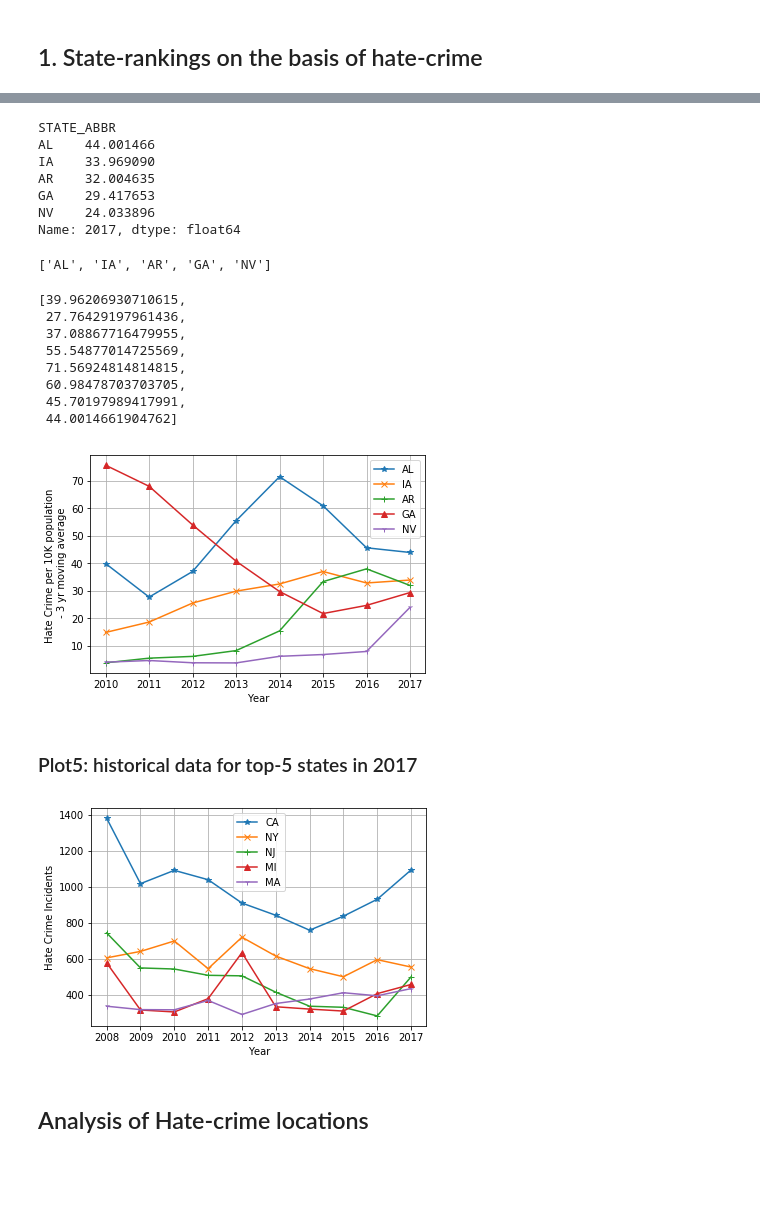
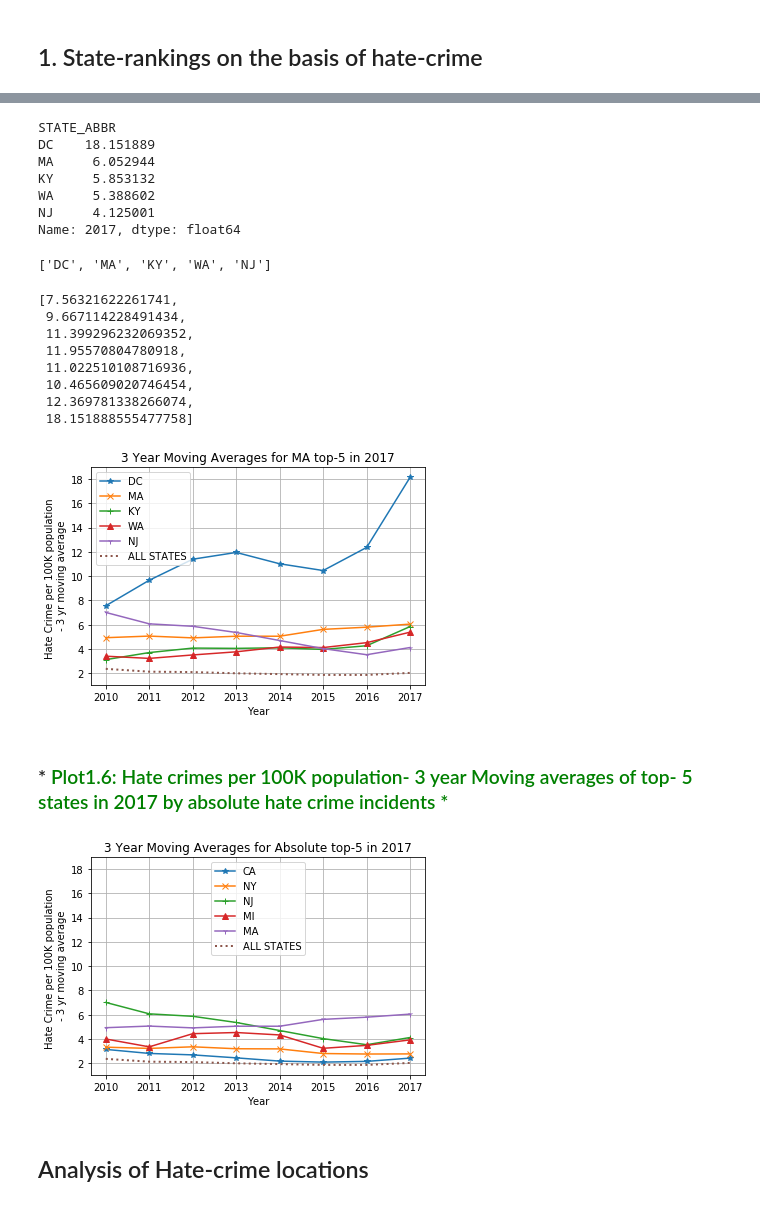
Before and after one commit to gupta-d/Is-hate-crime-on-rise, a Jupyter notebook: main/deepak/main/code/hate_crime_states_analysis.ipynb, the cells around one changed output, grey strips where cells are left out. Drawn from its saved outputs; the diff is of its cells as text; code cells hidden in the pictures; blank space fills up the shorter version.

```diff
--- a/main/deepak/main/code/hate_crime_states_analysis.ipynb
+++ b/main/deepak/main/code/hate_crime_states_analysis.ipynb
@@ -758,6 +757,11 @@ df_results.shape
 output_file4 = "final_table1_for_analysis.csv"
 file_to_write = output_file_path / output_file4
 df_results.to_csv(file_to_write, encoding='utf-8')
+# %%
+# Reading back df_results from saved csv
+output_file4 = "final_table1_for_analysis.csv"
+file_to_write = output_file_path / output_file4
+df_results = pd.read_csv(output_file_path / output_file4)
 # %% [markdown]
 ## *<font color=red> plotting charts *</font>
 # %% [markdown]
@@ -842,5 +919,5 @@ plt.savefig(output_file_path / "hate incidents per 10K population.png")
 # %%
-temp1 = df_results.pivot_table(index ='DATA_YEAR', values = 'HATE_CRIMES_10K', columns = 'STATE_ABBR')
+temp1 = df_results.pivot_table(index ='DATA_YEAR', values = 'HATE_CRIMES_100K', columns = 'STATE_ABBR')
 temp1.head(10)
 # %% [output]
 | STATE_ABBR | AK | AL | AR | AZ | CA | CO | CT | DC | DE | FL | ... | ... |
@@ -873,44 +951,48 @@ temp2.head()
 temp2.T[2017].nlargest(5)
 # %% [output]
 STATE_ABBR
-AL    44.001466
-IA    33.969090
-AR    32.004635
-GA    29.417653
-NV    24.033896
+DC    18.151889
+MA     6.052944
+KY     5.853132
+WA     5.388602
+NJ     4.125001
 Name: 2017, dtype: float64
 # %%
 state_filter_3yMA = temp2.T[2017].nlargest(5).index.tolist()
 state_filter_3yMA
 # %% [output]
-['AL', 'IA', 'AR', 'GA', 'NV']
+['DC', 'MA', 'KY', 'WA', 'NJ']
 # %%
-x = temp2.index.tolist()[2:] # discarding 2008 & 2009 as irrelevant fro 3 year MA
+x = temp2.index.tolist()[2:] # discarding 2008 & 2009 as irrelevant for 3 year MA
 y =[]
 for state in state_filter_3yMA:
     y.append(temp2[state].tolist()[2:])
 y[0]
 # %% [output]
-[39.96206930710615,
- 27.76429197961436,
- 37.08867716479955,
- 55.54877014725569,
- 71.56924814814815,
- 60.98478703703705,
- 45.70197989417991,
- 44.0014661904762]
+[7.56321622261741,
+ 9.667114228491434,
+ 11.399296232069352,
+ 11.95570804780918,
+ 11.022510108716936,
+ 10.465609020746454,
+ 12.369781338266074,
+ 18.151888555477758]
 # %%
 fig4, ax4 = plt.subplots()
 markers= ['*', 'x', '+', '^', '1']
 for n in range (len(y)):
     ax4.plot(x,y[n], marker= markers[n], label = state_filter_3yMA[n])
+
+country = df_results.pivot_table(index ='DATA_YEAR', values = ['HATE_CRIMES', 'STATE_POPULATION'], aggfunc = np.sum)
+country['per100K'] = round(country.HATE_CRIMES/(country.STATE_POPULATION/100000),1)
+country = country.per100K.rolling(window =3).mean()[2:10]
+ax4.plot(x,country , label = 'ALL STATES', linewidth = 2, linestyle = ':')
 ax4.legend(loc='best')
 ax4.set_xlabel("Year")
-ax4.set_ylabel("Hate Crime per 10K population \n - 3 yr moving average")
+ax4.set_ylabel("Hate Crime per 100K population \n - 3 yr moving average")
 ax4.set_xticks(x)
 ax4.grid(True)
-fig4.savefig(output_file_path/ '3 year moving average_Hate Crime per 10K population.png')
+ax4.set_title("3 Year Moving Averages for MA top-5 in 2017")
+fig4.savefig(output_file_path/ 'fig1.5(3Y MA of Hate Crime per 100K population for top-5 in 2017 MA).png')
 # %% [output]
-[figure, old version]
+[figure, new version]
-# %% [markdown]
-### Plot5: historical data for top-5 states in 2017
@@ -931,16 +999,28 @@ for state in state_filter:
+# %% [markdown]
+### *<font color=green> Plot1.6: Hate crimes per 100K population- 3 year Moving averages of top- 5 states in 2017 by absolute hate crime incidents *</font>
 # %%
+state_filter = absolute_rank_10yr['HATE_CRIMES'].nlargest().index.tolist()
+x = temp2.index.tolist()[2:] # discarding 2008 & 2009 as irrelevant for 3 year MA
+y1 =[]
+for state in state_filter:
+    y1.append(temp2[state].tolist()[2:])
+
+
 fig5, ax5 = plt.subplots()
 markers= ['*', 'x', '+', '^', '1']
 for n in range (len(y1)):
     ax5.plot(x,y1[n], marker= markers[n], label = state_filter[n])
-ax5.legend(loc='best')
+ax5.plot(x,country , label = 'ALL STATES', linewidth = 2, linestyle = ':')
+ax5.legend(loc='upper center')
 ax5.set_xlabel("Year")
-ax5.set_ylabel("Hate Crime Incidents")
+ax5.set_ylabel("Hate Crime per 100K population \n - 3 yr moving average")
 ax5.set_xticks(x)
 ax5.grid(True)
-fig5.savefig(output_file_path/ '3 year moving average_Hate Crime per 10K population.png')
+ax5.set_ylim(ax4.get_ylim()) # setting scales same as previous chart
+ax5.set_title("3 Year Moving Averages for Absolute top-5 in 2017")
+fig5.savefig(output_file_path/ 'fig1.6(3Y MA of Hate Crime per 100K population for absolute top-5 in 2017).png')
 # %% [output]
-[figure, old version]
+[figure, new version]
 # %% [markdown]
 ## Analysis of Hate-crime locations
 # %%
```
Also changed, not shown: parts of 38 cells of this notebook, 21 other files.
